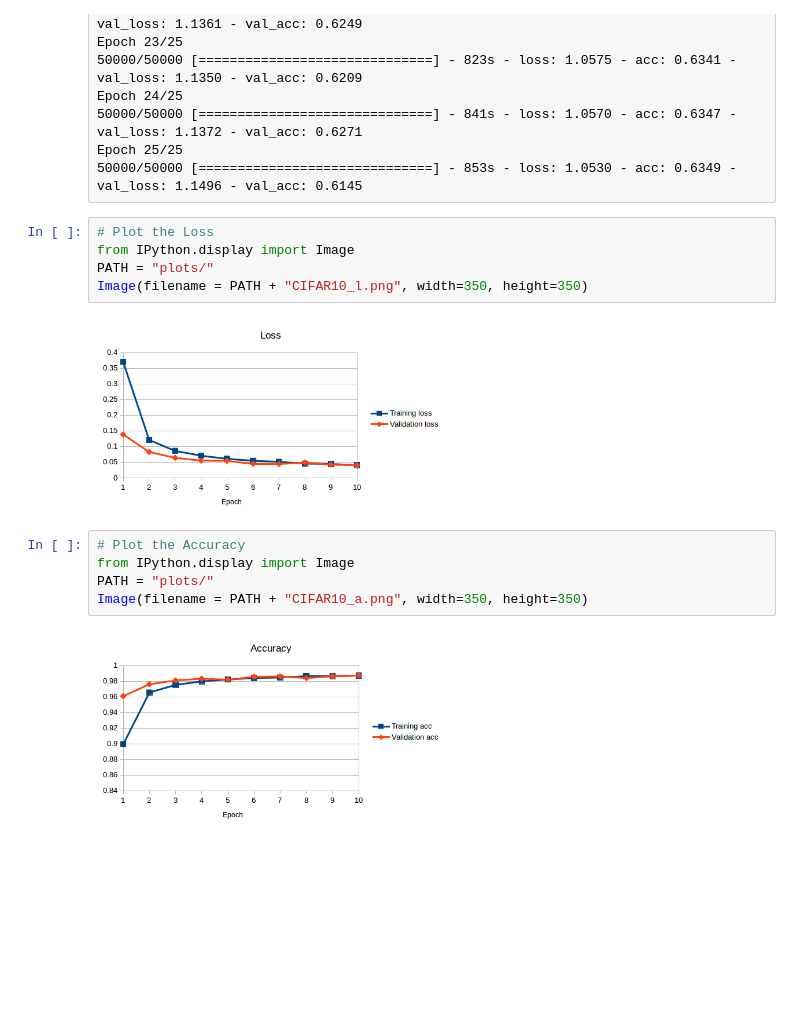
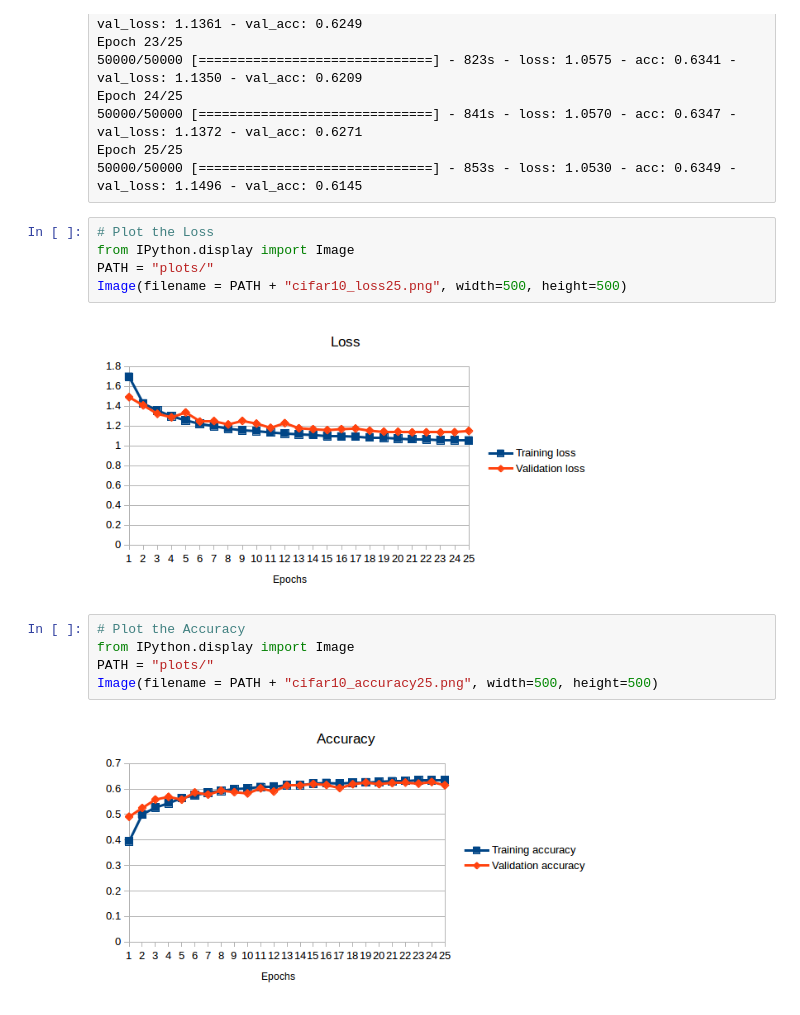
Before and after one commit to telecombcn-dl/dlcv01, a Jupyter notebook: Task_2.ipynb, the cells around one changed output. Drawn from its saved outputs; the diff is of its cells as text; blank space fills up the shorter version.

```diff
--- a/Task_2.ipynb
+++ b/Task_2.ipynb
@@ -319,14 +319,14 @@ Epoch 25/25
 # %%
 # Plot the Loss
 from IPython.display import Image
 PATH = "plots/"
-Image(filename = PATH + "CIFAR10_l.png", width=350, height=350)
+Image(filename = PATH + "cifar10_loss25.png", width=500, height=500)
 # %% [output]
-[figure, old version]
+[figure, new version]
 # %%
 # Plot the Accuracy
 from IPython.display import Image
 PATH = "plots/"
-Image(filename = PATH + "CIFAR10_a.png", width=350, height=350)
+Image(filename = PATH + "cifar10_accuracy25.png", width=500, height=500)
 # %% [output]
-[figure, old version]
+[figure, new version]
```
Also changed, not shown: parts of 7 cells of this notebook.
